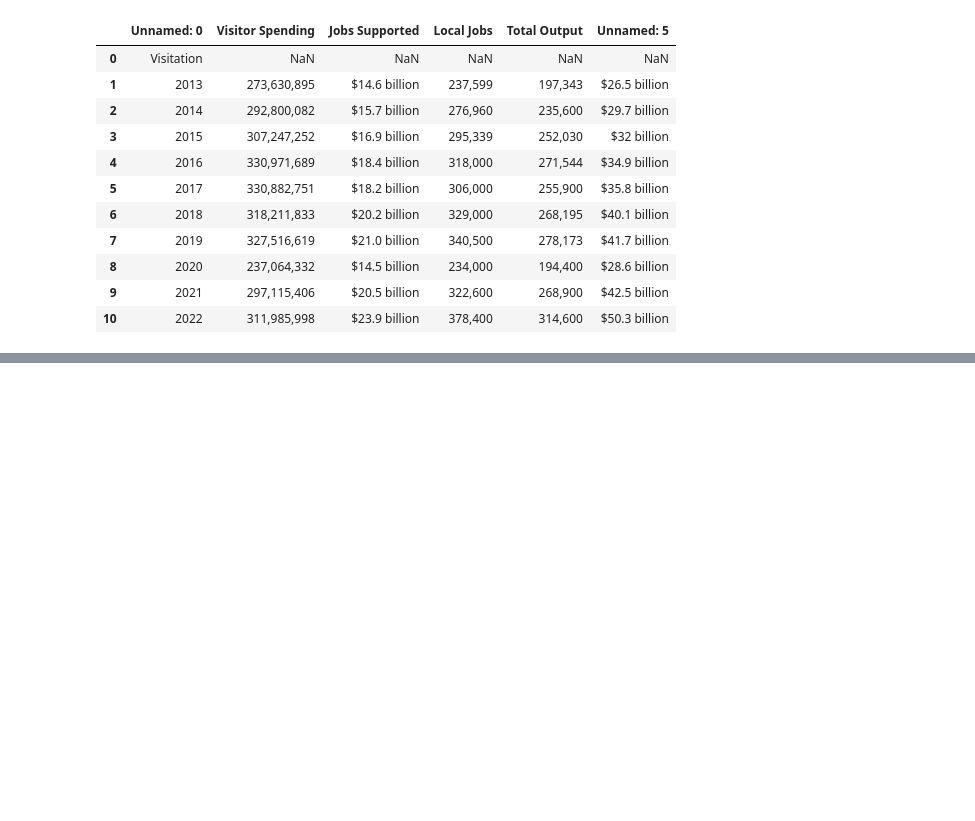
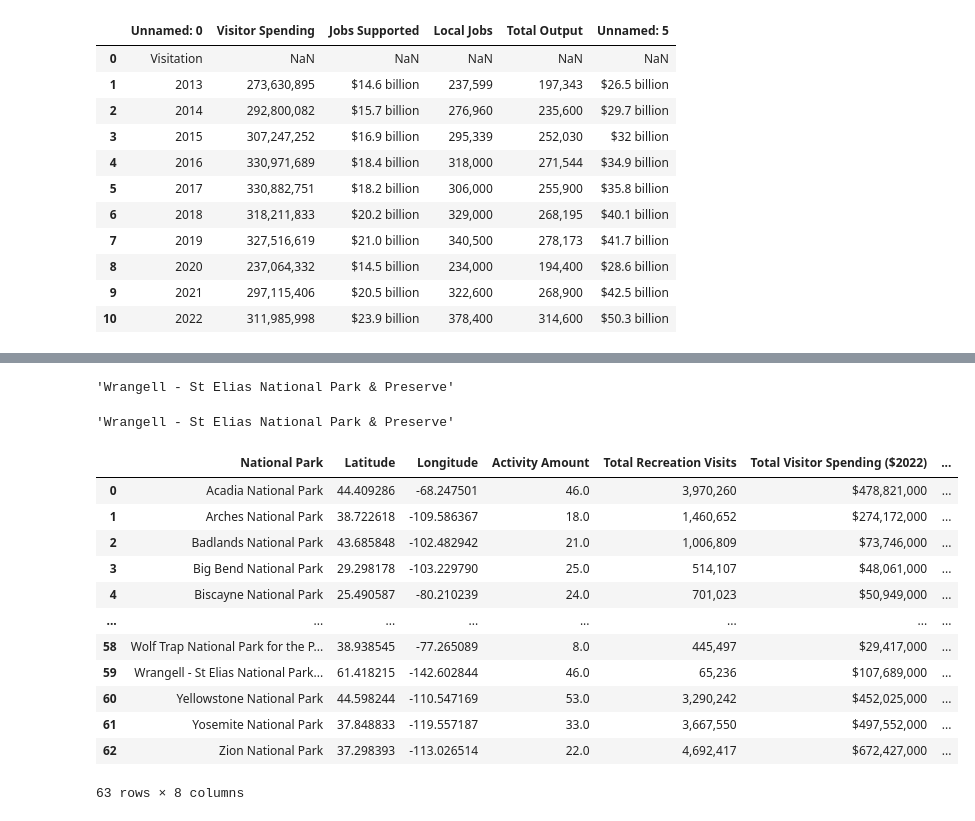
Before and after one commit to andymatsuura/NPS-Analysis, a Jupyter notebook: np_income.ipynb, the cells around one changed output, grey strips where cells are left out. Saved outputs shown, nothing was run; the diff lists cells and outputs as text; code cells hidden in the pictures; blank space fills up the shorter version.

```diff
--- a/np_income.ipynb
+++ b/np_income.ipynb
@@ -84,3 +106,6 @@ cleaned_yearly
 | 8 | 2020 | 237,064,332 | $14.5 billion | 234,000 | 194,400 | $28.6 billion |
 | 9 | 2021 | 297,115,406 | $20.5 billion | 322,600 | 268,900 | $42.5 billion |
 | 10 | 2022 | 311,985,998 | $23.9 billion | 378,400 | 314,600 | $50.3 billion |
+# %%
+np_location = pd.read_csv('Resources/np_location.csv')
+np_location
@@ -86,0 +126,3 @@ cleaned_yearly
+# %%
+clean_nplocation = np_location.drop(columns='Unnamed: 0')
+clean_nplocation
@@ -86,0 +143,6 @@ cleaned_yearly
+# %%
+np_df['Park Unit'] = np_df['Park Unit'].str.replace('NP', 'National Park', case=False)
+np_df['Park Unit'] = np_df['Park Unit'].str.replace('&PRES', ' & Preserve', case=False)
+np_df['Park Unit'] = np_df['Park Unit'].str.replace('\xa0', " ", case=False)
+
+np_df
@@ -86,0 +163,3 @@ cleaned_yearly
+# %%
+renamed_np_df = np_df.rename(columns={'Park Unit': 'National Park'})
+renamed_np_df
@@ -86,0 +180,25 @@ cleaned_yearly
+# %%
+clean_nplocation.loc[59, "National Park"]
+# %% [output]
+'Wrangell - St Elias National Park & Preserve'
+# %%
+renamed_np_df.loc[385,'National Park']
+# %% [output]
+'Wrangell - St Elias National Park & Preserve'
+# %%
+merged_np_df = pd.merge(clean_nplocation,renamed_np_df, how='left', on='National Park')
+merged_np_df
+# %% [output]
+|  | National Park | Latitude | Longitude | Activity Amount | Total Recreation Visits | Total Visitor Spending ($2022) | ... |
+| 0 | Acadia National Park | 44.409286 | -68.247501 | 46.0 | 3,970,260 | $478,821,000 | ... |
+| 1 | Arches National Park | 38.722618 | -109.586367 | 18.0 | 1,460,652 | $274,172,000 | ... |
+| 2 | Badlands National Park | 43.685848 | -102.482942 | 21.0 | 1,006,809 | $73,746,000 | ... |
+| 3 | Big Bend National Park | 29.298178 | -103.229790 | 25.0 | 514,107 | $48,061,000 | ... |
+| 4 | Biscayne National Park | 25.490587 | -80.210239 | 24.0 | 701,023 | $50,949,000 | ... |
+| ... | ... | ... | ... | ... | ... | ... | ... |
+| 58 | Wolf Trap National Park for the P... | 38.938545 | -77.265089 | 8.0 | 445,497 | $29,417,000 | ... |
+| 59 | Wrangell - St Elias National Park... | 61.418215 | -142.602844 | 46.0 | 65,236 | $107,689,000 | ... |
+| 60 | Yellowstone National Park | 44.598244 | -110.547169 | 53.0 | 3,290,242 | $452,025,000 | ... |
+| 61 | Yosemite National Park | 37.848833 | -119.557187 | 33.0 | 3,667,550 | $497,552,000 | ... |
+| 62 | Zion National Park | 37.298393 | -113.026514 | 22.0 | 4,692,417 | $672,427,000 | ... |
+63 rows × 8 columns
```
Also changed, not shown: parts of 13 cells of this notebook, 5 other files.
